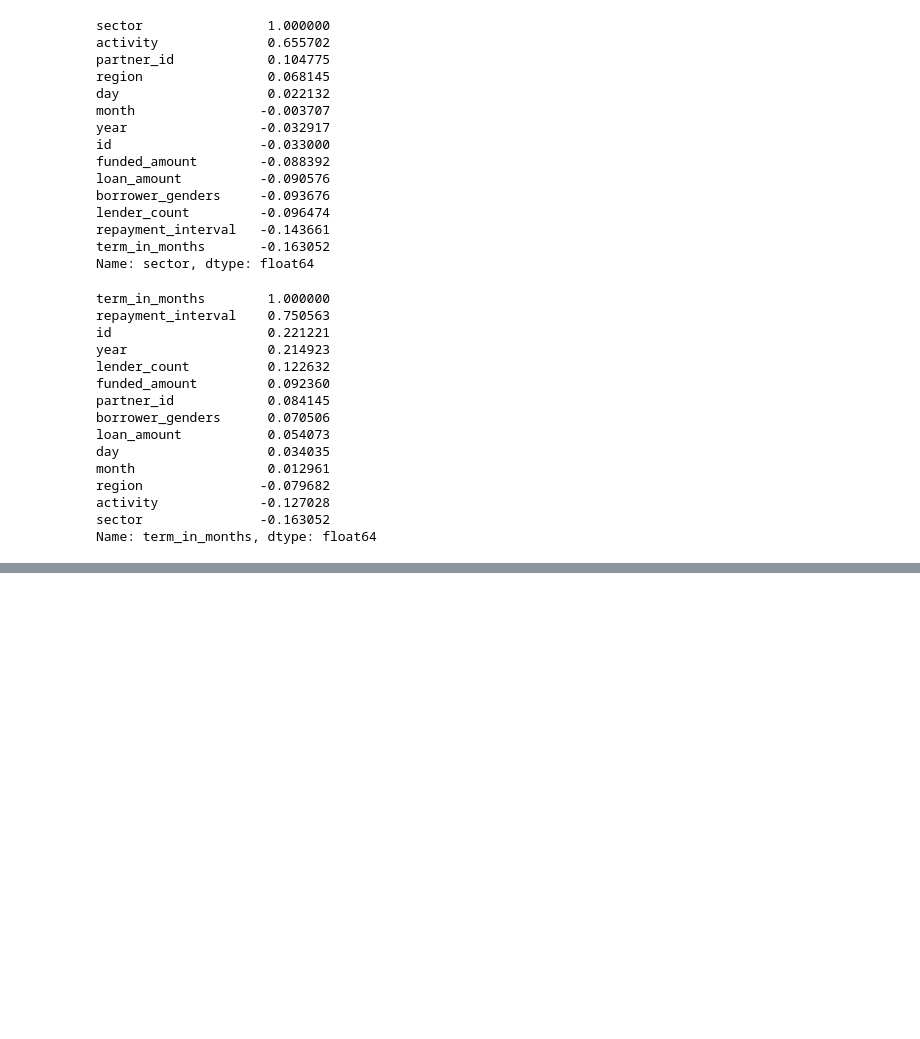
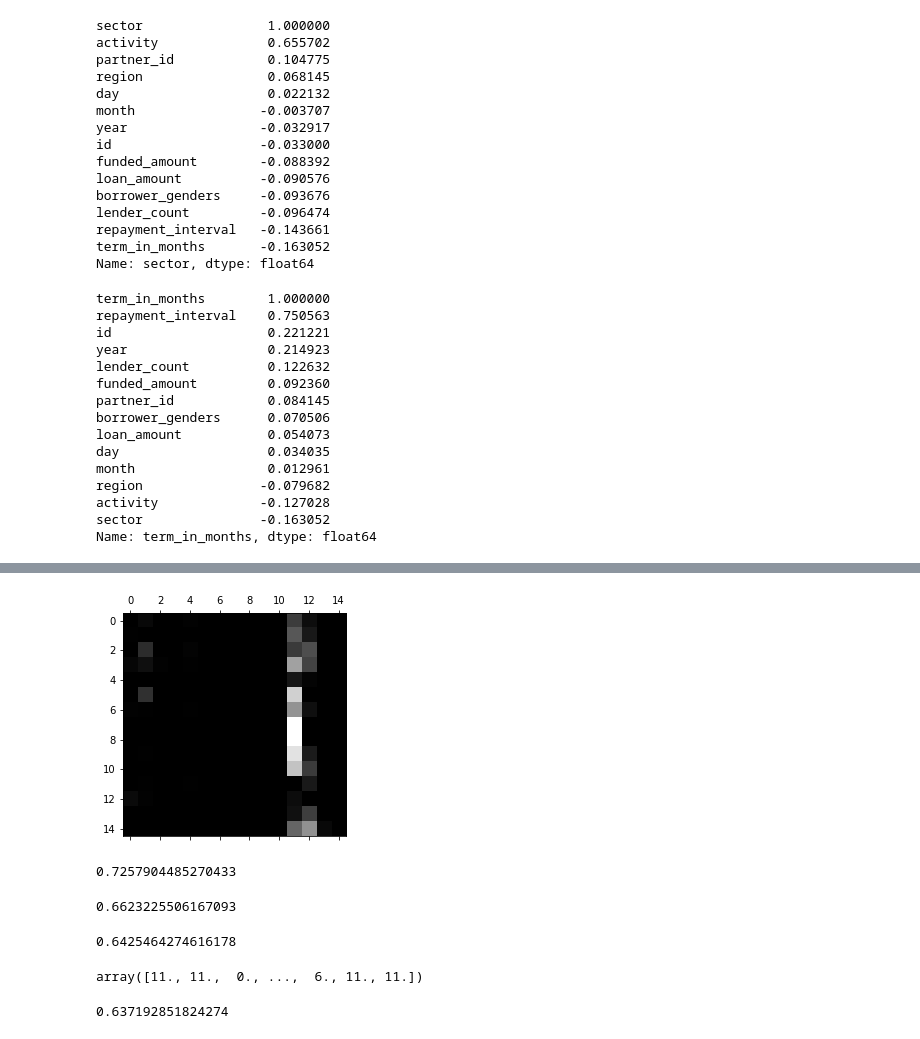
Before and after one commit to Kitshua/MLProject, a Jupyter notebook: Project.ipynb, the cells around one changed output, grey strips where cells are left out. Cells and saved outputs as stored; diff of their text form; code cells hidden in the pictures; blank space fills up the shorter version.

```diff
--- a/Project.ipynb
+++ b/Project.ipynb
@@ -577,0 +767,30 @@ Name: term_in_months, dtype: float64
+# %%
+sum_of_row_rf = confusion_random.sum(axis = 1, keepdims = True)
+norm_conf_rf = confusion_random / sum_of_row_rf
+# %%
+np.fill_diagonal(norm_conf_rf, 0)
+plt.matshow(norm_conf_rf, cmap = plt.cm.gray)
+plt.show()
+# %% [output]
+[figure, added]
+# %%
+precision_score(y_train, y_train_predict_random, average = 'weighted')
+# %% [output]
+0.7257904485270433
+# %%
+recall_score(y_train, y_train_predict_random, average = 'weighted')
+# %% [output]
+0.6623225506167093
+# %%
+f1_score(y_train, y_train_predict_random, average = 'weighted')
+# %% [output]
+0.6425464274616178
+# %%
+random_predictions = random_clf.predict(x_test) #predict how the classes from our test set
+random_predictions
+# %% [output]
+array([11., 11.,  0., ...,  6., 11., 11.])
+# %%
+print(accuracy_score(y_test, random_predictions))
+# %% [output]
+0.637192851824274
```
Also changed, not shown: parts of 49 cells of this notebook.
